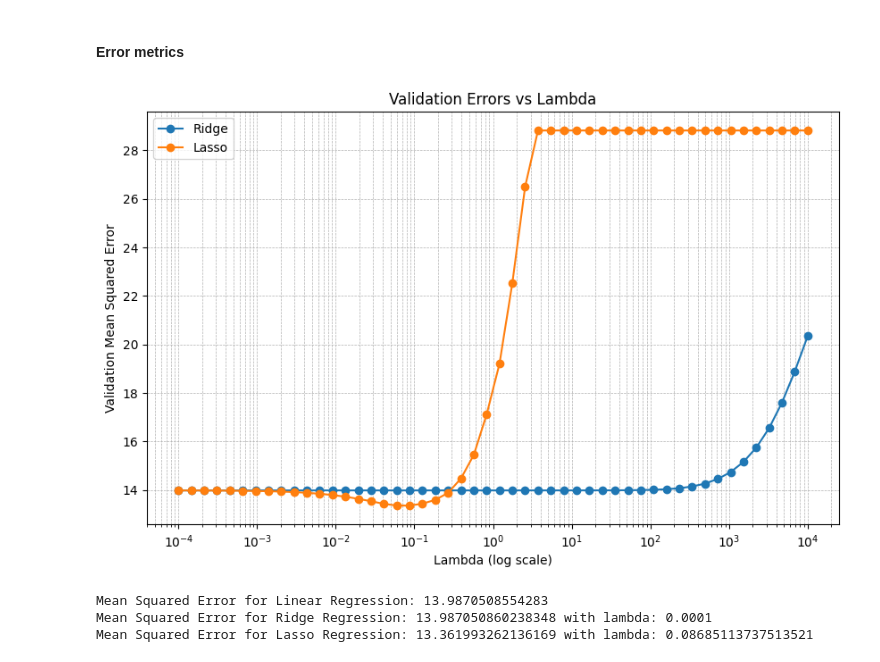
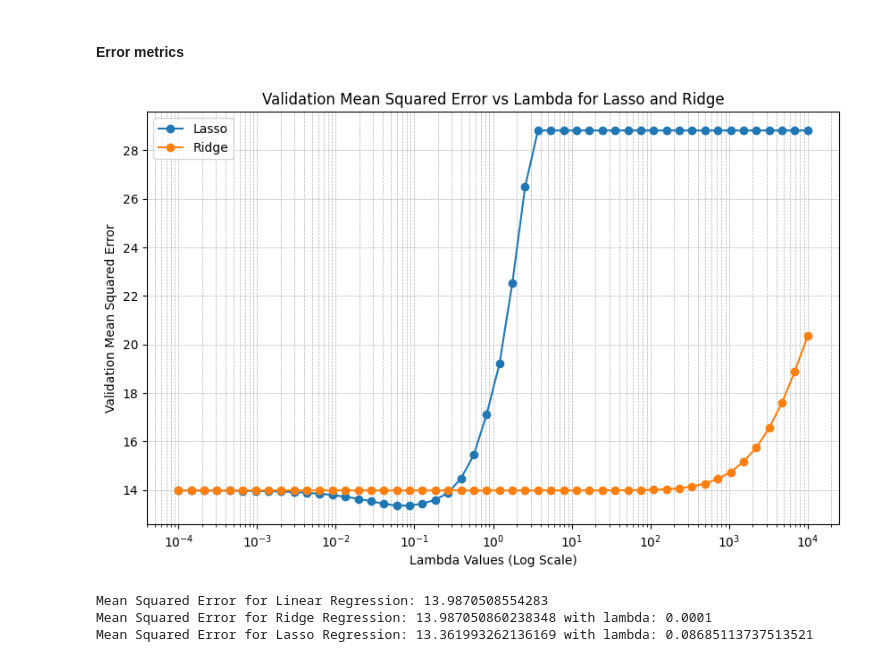
Before and after one commit to MeetPatel89/synthetic_pred, a Jupyter notebook: notebooks/explore-0.0.1.ipynb, the cells around one changed output. Drawn from its saved outputs; the diff is of its cells as text; code cells hidden in the pictures.

```diff
--- a/notebooks/explore-0.0.1.ipynb
+++ b/notebooks/explore-0.0.1.ipynb
@@ -354,37 +354,10 @@ for i in lambdas:
     y_pred = lasso.predict(X_val_scaled)
     lasso_mse[i] = mean_squared_error(y_val, y_pred)
     lasso_coeffs[i] = lasso.coef_
-# %%
-# Extract lambda values and corresponding MSEs
-ridge_lambdas = list(ridge_mse.keys())
-ridge_errors = list(ridge_mse.values())
-
-lasso_lambdas = list(lasso_mse.keys())
-lasso_errors = list(lasso_mse.values())
-
-# Plot the validation errors
-plt.figure(figsize=(10, 6))
-
-# Plot for Ridge
-plt.plot(ridge_lambdas, ridge_errors, label='Ridge', marker='o')
-
-# Plot for Lasso
-plt.plot(lasso_lambdas, lasso_errors, label='Lasso', marker='o')
-
-# Log scale for lambdas
-plt.xscale('log')
-
-# Add labels, legend, and title
-plt.xlabel('Lambda (log scale)')
-plt.ylabel('Validation Mean Squared Error')
-plt.title('Validation Errors vs Lambda')
-plt.legend()
-plt.grid(True, which='both', linestyle='--', linewidth=0.5)
-
-# Show plot
-plt.show()
-# %% [output]
-[figure, removed]
+# %%
+plot_lasso_ridge_errors(lasso_mse=lasso_mse, ridge_mse=ridge_mse)
+# %% [output]
+[figure, added]
 # %%
 best_lasso_lambda = min(lasso_mse, key=lasso_mse.get)
 best_ridge_lambda = min(ridge_mse, key=ridge_mse.get)
```
Also changed, not shown: parts of 11 cells of this notebook, 3 other files.
